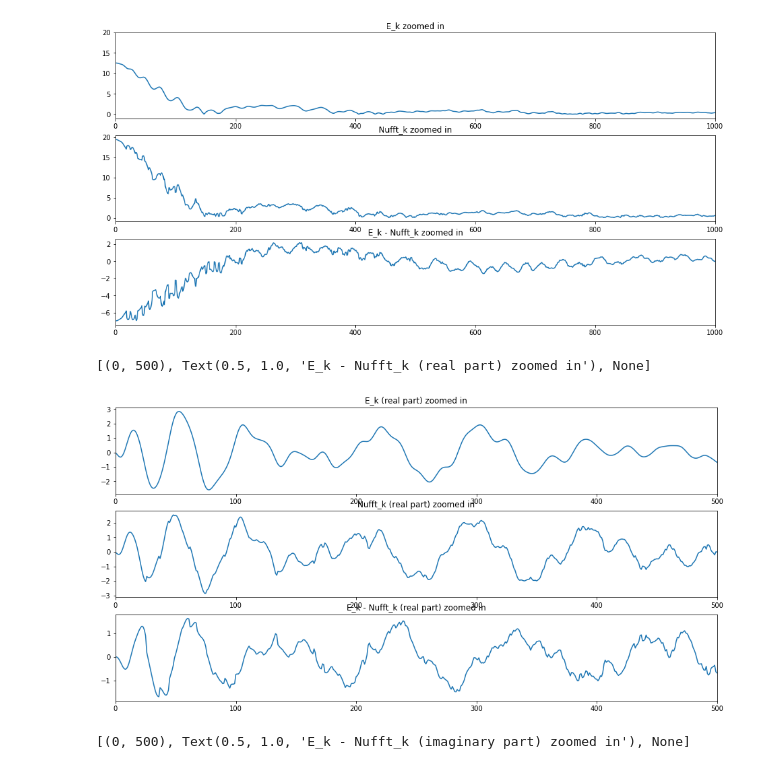
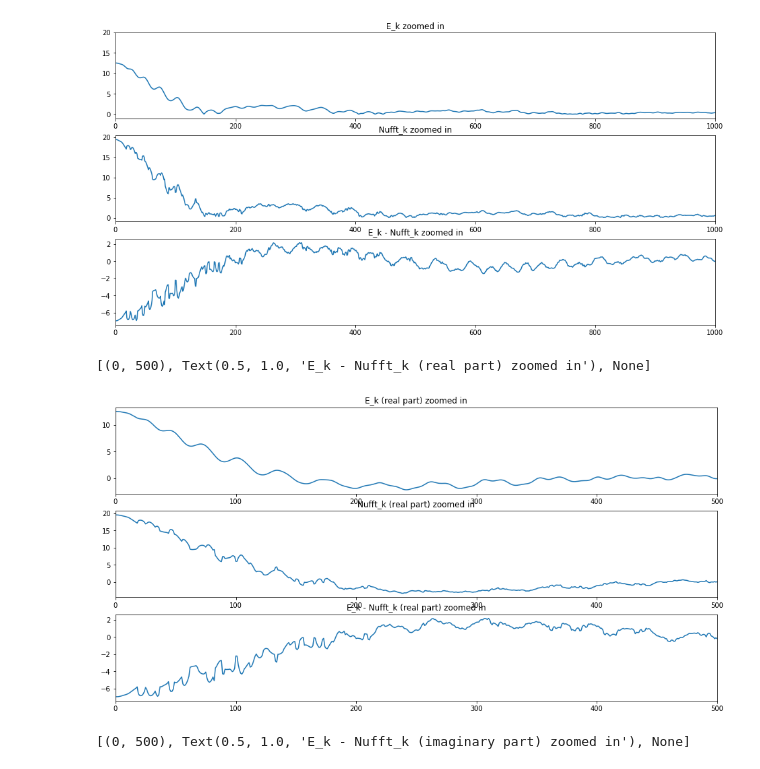
Before and after one commit to yf0726/TFNUFFT, a Jupyter notebook: test.ipynb, the cells around one changed output. Drawn from its saved outputs; the diff is of its cells as text; code cells hidden in the pictures.

```diff
--- a/test.ipynb
+++ b/test.ipynb
@@ -130,6 +130,9 @@ dx = FOV_x/Nx;
 dy = FOV_y/Ny;
 
 def systemMatrix(trajectory):
+    """
+    Create system matrix.
+    """
     Ns = len(trajectory)
     [xq,yq] = np.meshgrid(np.linspace(-Nx//2+1, Nx//2, Nx)*dx,
                           np.linspace(-Ny//2+1, Ny//2, Ny)*dy)
@@ -140,9 +143,12 @@ def systemMatrix(trajectory):
     return E
 
 def genNonUniK(E, data):
+    """
+    Get non-uniform data from object.
+    """
     data = data.reshape((-1,1))
-    E = E.dot(data)
-    return tf.cast(E, tf.complex64)
+    k = E.dot(data)
+    return tf.cast(k, tf.complex64)
 # %% [markdown]
 Notice that here Nufft_k is normalized by multiplying 1/np.sqrt(n).
 
@@ -175,25 +181,25 @@ ax[2].set(xlim=(0,1000),autoscale_on=True,
 [(0, 1000), Text(0.5, 1.0, 'E_k - Nufft_k zoomed in'), None]
 [figure]
 # %%
-E_angle = tf.math.imag(E_k)
-Nufft_angle = tf.math.imag(Nufft_k)
+E_angle = tf.math.real(E_k)
+Nufft_angle = tf.math.real(Nufft_k)
 dif = E_angle-Nufft_angle
 
 fig,ax = plt.subplots(3,1,figsize=(16,8))
 ax[0].plot(E_angle)
 ax[0].set(xlim=(0,500), autoscale_on=True,
            title='E_k (real part) zoomed in')
 
 ax[1].plot(Nufft_angle )
 ax[1].set(xlim=(0,500),autoscale_on=True,
            title='Nufft_k (real part) zoomed in')
 
 ax[2].plot(dif)
 ax[2].set(xlim=(0,500),autoscale_on=True,
            title='E_k - Nufft_k (real part) zoomed in')
 # %% [output]
 [(0, 500), Text(0.5, 1.0, 'E_k - Nufft_k (real part) zoomed in'), None]
-[figure, old version]
+[figure, new version]
 # %%
 E_angle = tf.math.imag(E_k)
 Nufft_angle = tf.math.imag(Nufft_k)
```
Also changed, not shown: parts of 2 cells of this notebook.
